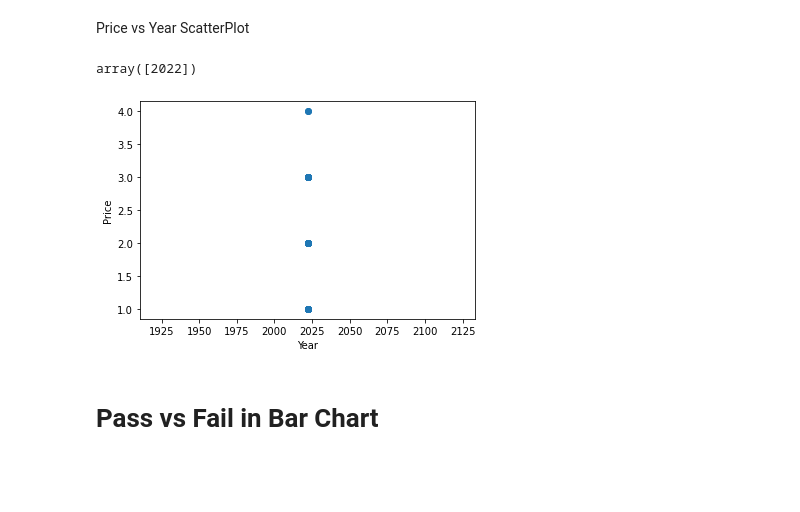
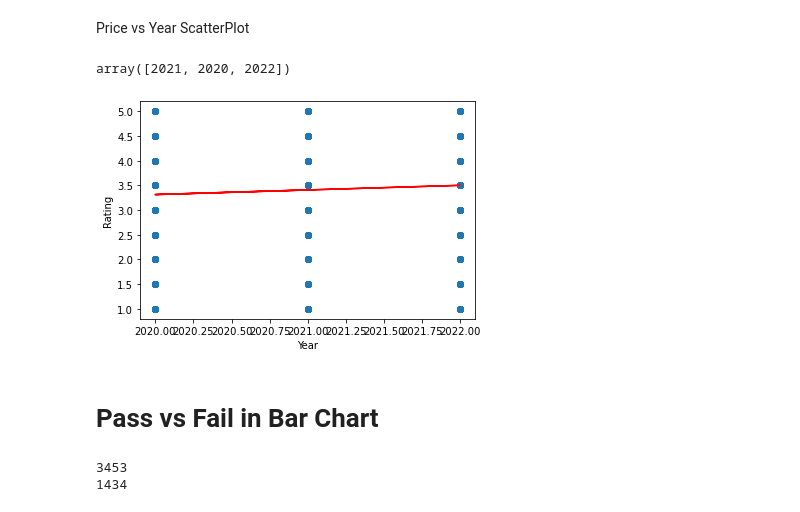
Before and after one commit to joyesufu/Where_Is_The_Food, a Jupyter notebook: pie_graphs_pass_fail.ipynb, the cells around one changed output. Drawn from its saved outputs; the diff is of its cells as text; code cells hidden in the pictures; blank space fills up the shorter version.

Commit message:
Pie Charts

```diff
--- a/pie_graphs_pass_fail.ipynb
+++ b/pie_graphs_pass_fail.ipynb
@@ -149,31 +149,31 @@ Figure(layout=FigureLayout(border='1px solid black', height='300px', margin='0 a
 # %% [markdown]
 Price vs Year ScatterPlot
 # %%
-pass_df['price_integer'].replace('', np.nan, inplace=True)
-pass_df.dropna(subset=['price_integer'], inplace=True)
+pass_df['rating'].replace('', np.nan, inplace=True)
+pass_df.dropna(subset=['rating'], inplace=True)
 p = pass_df["Year"].unique()
 p
 # %% [output]
-array([2022])
+array([2021, 2020, 2022])
 # %%
 
 x_values = pass_df["Year"]
-y_values = pass_df["price_integer"]
+y_values = pass_df["rating"]
 # %%
 # Calculate the correlation coefficient and linear regression model
 (slope, intercept, rvalue, pvalue, stderr) = linregress(x_values, y_values)
 regress_values = x_values * slope + intercept
 line_eq = "y = " + str(round(slope,2)) + "x + " + str(round(intercept,2))
 
 #create the scatter plot
 plt.scatter(x_values,y_values)
 plt.plot(x_values,regress_values,"r-")
 plt.annotate(line_eq,(5.8,0.8),fontsize=15,color="red")
 plt.xlabel("Year")
-plt.ylabel("Price")
+plt.ylabel("Rating")
 plt.show()
 # %% [output]
-[figure, old version]
+[figure, new version]
 # %% [markdown]
 # Pass vs Fail in Bar Chart
 # %%
@@ -182,6 +182,9 @@ Passed = pass_df['name'].count()
 Failed = failed_df['name'].count()
 print(Passed)
 print(Failed)
+# %% [output]
+3453
+1434
 # %%
 result = ["Pass", "Fail"]
 count = [441,184]
```
Also changed, not shown: parts of 14 cells of this notebook, 9 other files.
